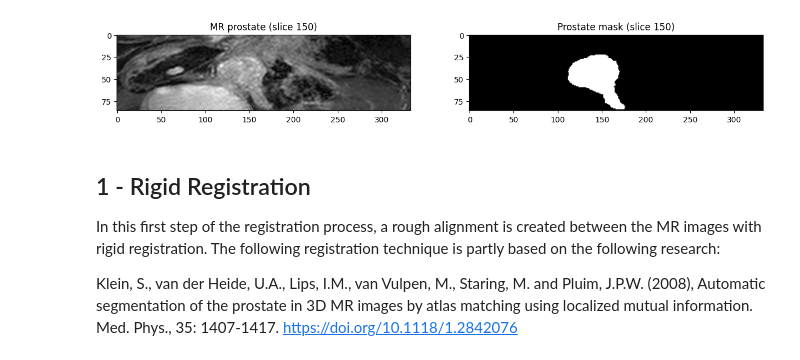
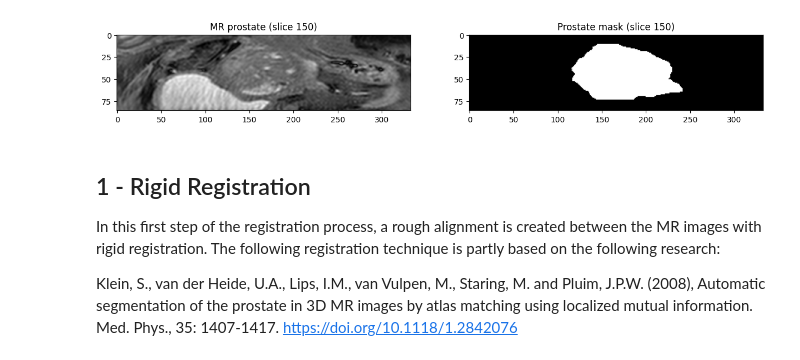
Before and after one commit to MartvStraten/8DM20-Capita-Selecta, a Jupyter notebook: ImageRegistration/baseline_model.ipynb, the cells around one changed output. Drawn from its saved outputs; the diff is of its cells as text; code cells hidden in the pictures.

```diff
--- a/ImageRegistration/registration_project.ipynb
+++ b/ImageRegistration/baseline_model.ipynb
@@ -21,28 +22,28 @@ if not os.path.exists(TRANSFORMIX_PATH):
 # %%
 # Load all patient data
 mr_prostate_data = []
 mask_data = []
 for path in PATIENT_PATHS:
     # Individual path per patient
     prostate_path = os.path.join(path, "mr_bffe.mhd")
     mask_path = os.path.join(path, "prostaat.mhd")
     # Store image data in list
     mr_prostate_data.append(iio.imread(prostate_path))
     mask_data.append(iio.imread(mask_path))
 
 # Convert to numpy array
 mr_prostate_data = np.array(mr_prostate_data)
 mask_data = np.array(mask_data)
 
 # Show example of patient data
 slice = 150
 fig, ax = plt.subplots(1, 2, figsize=(15, 5))
-ax[0].imshow(mr_prostate_data[0,:,:,slice], cmap="gray")
+ax[0].imshow(mr_prostate_data[2,:,:,slice], cmap="gray")
 ax[0].set_title(f"MR prostate (slice {slice})")
-ax[1].imshow(mask_data[0,:,:,slice], cmap="gray")
+ax[1].imshow(mask_data[2,:,:,slice], cmap="gray")
 ax[1].set_title(f"Prostate mask (slice {slice})");
 # %% [output]
-[figure, old version]
+[figure, new version]
 # %% [markdown]
 ## 1 - Rigid Registration
 In this first step of the registration process, a rough alignment is created between the MR images with rigid registration. The following registration technique is partly based on the following research:
```
Also changed, not shown: parts of 4 cells of this notebook, 17 other files.
